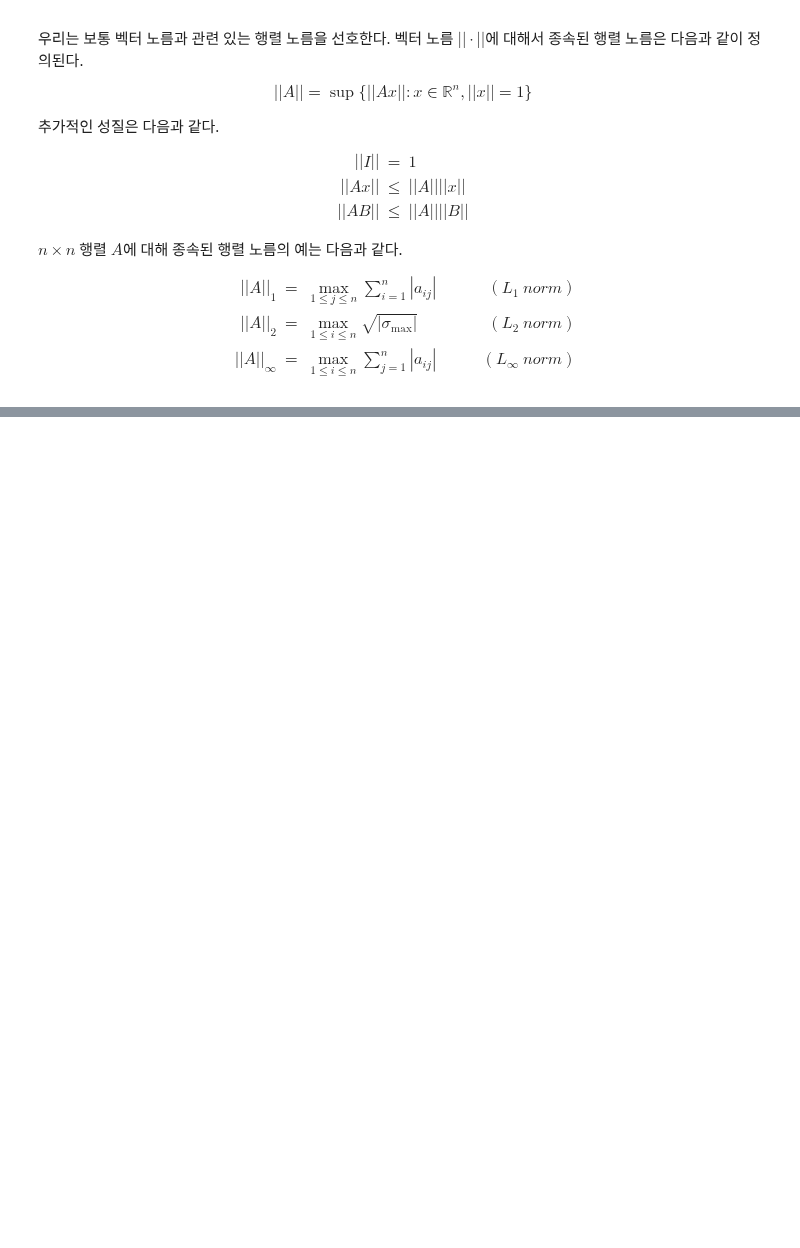
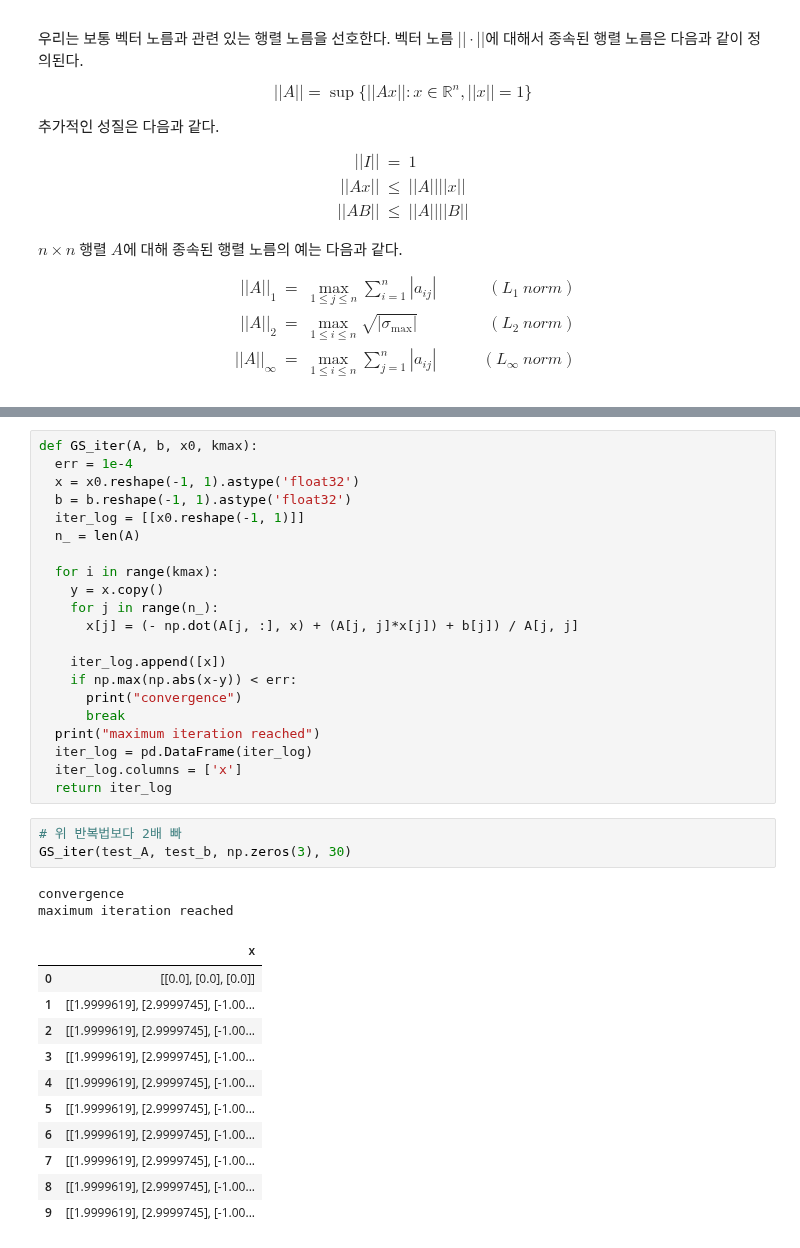
Before and after one commit to tirals88/Numerical-Mathematics-and-Computing, a Jupyter notebook: Chap8_More on Linear Systems.ipynb, the cells around one changed output, grey strips where cells are left out. Drawn from its saved outputs; the diff is of its cells as text; blank space fills up the shorter version.

```diff
--- a/Chap8_More on Linear Systems.ipynb
+++ b/Chap8_More on Linear Systems.ipynb
@@ -883,0 +957,38 @@ $$\frac{||\delta x||}{||x||} \leq \kappa(A) \frac{||\delta b||}{||b||}$$
+# %%
+def GS_iter(A, b, x0, kmax):
+  err = 1e-4
+  x = x0.reshape(-1, 1).astype('float32')
+  b = b.reshape(-1, 1).astype('float32')
+  iter_log = [[x0.reshape(-1, 1)]]
+  n_ = len(A)
+
+  for i in range(kmax):
+    y = x.copy()
+    for j in range(n_):
+      x[j] = (- np.dot(A[j, :], x) + (A[j, j]*x[j]) + b[j]) / A[j, j]
+
+    iter_log.append([x])
+    if np.max(np.abs(x-y)) < err:
+      print("convergence")
+      break
+  print("maximum iteration reached")
+  iter_log = pd.DataFrame(iter_log)
+  iter_log.columns = ['x']
+  return iter_log
+# %%
+# 위 반복법보다 2배 빠
+GS_iter(test_A, test_b, np.zeros(3), 30)
+# %% [output]
+convergence
+maximum iteration reached
+|  | x |
+| 0 | [[0.0], [0.0], [0.0]] |
+| 1 | [[1.9999619], [2.9999745], [-1.00... |
+| 2 | [[1.9999619], [2.9999745], [-1.00... |
+| 3 | [[1.9999619], [2.9999745], [-1.00... |
+| 4 | [[1.9999619], [2.9999745], [-1.00... |
+| 5 | [[1.9999619], [2.9999745], [-1.00... |
+| 6 | [[1.9999619], [2.9999745], [-1.00... |
+| 7 | [[1.9999619], [2.9999745], [-1.00... |
+| 8 | [[1.9999619], [2.9999745], [-1.00... |
+| 9 | [[1.9999619], [2.9999745], [-1.00... |
```
Also changed, not shown: parts of 2 cells of this notebook.
